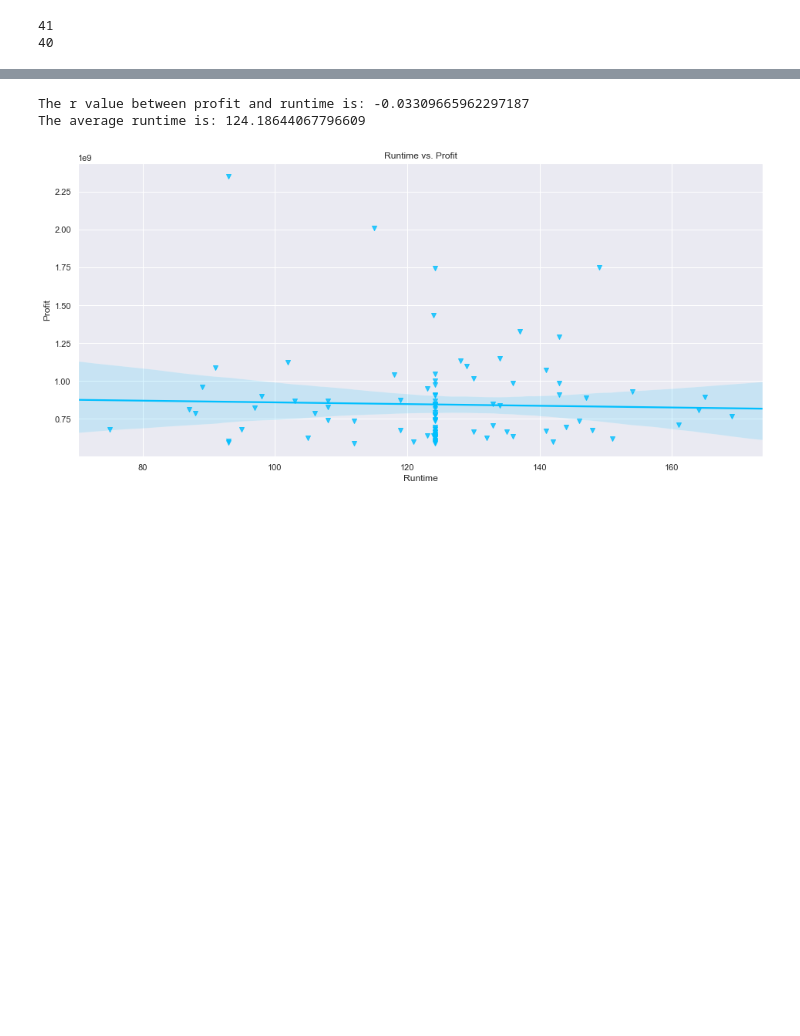
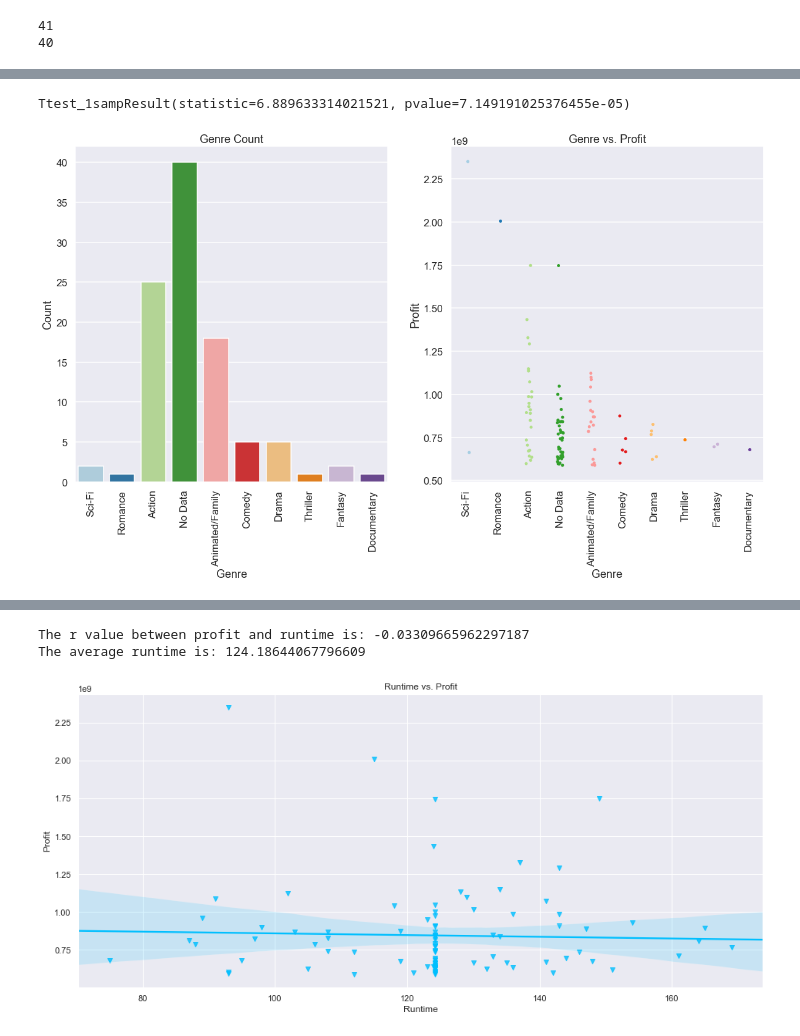
Before and after one commit to carlyf15/dsc-mod-1-project-v2-1-online-ds-sp-000, a Jupyter notebook: student.ipynb, the cells around one changed output, grey strips where cells are left out. Saved outputs shown, nothing was run; the diff lists cells and outputs as text; code cells hidden in the pictures; blank space fills up the shorter version.

```diff
--- a/student.ipynb
+++ b/student.ipynb
@@ -366,8 +452,10 @@ AttributeError: 'float' object has no attribute 'replace'
 # %%
+#Many of the genres are listed in an unreasonable way
+#Tedious work below of putting the genres in more reasonable bins for graphical analysis
 top_100_final['genres']=top_100_final['genres'].map(lambda x: x.replace('Horror','Sci-Fi'))
 top_100_final['genres']=top_100_final['genres'].map(lambda x: x.replace('Family','Romance'))
 top_100_final['genres']=top_100_final['genres'].map(lambda x: x.replace('Action,Adventure,Sci-Fi','Action'))
-top_100_final['genres']=top_100_final['genres'].map(lambda x: x.replace('NaN','No Data'))
+top_100_final['genres']=top_100_final['genres'].map(lambda x: x.replace('nan','No Data'))
 top_100_final['genres']=top_100_final['genres'].map(lambda x: x.replace('Action,Crime,Thriller','Action'))
 top_100_final['genres']=top_100_final['genres'].map(lambda x: x.replace('Adventure,Animation,Comedy', 'Animated/Family'))
 top_100_final['genres']=top_100_final['genres'].map(lambda x: x.replace('Family,Fantasy,Musical','Animated/Family'))
@@ -394,3 +482,9 @@ top_100_final['genres']=top_100_final['genres'].map(lambda x: x.replace('Adventu
 top_100_final['genres']=top_100_final['genres'].map(lambda x: x.replace('Action,Adventure,Fantasy','Action'))
 top_100_final['genres']=top_100_final['genres'].map(lambda x: x.replace('Adventure,Family,Fantasy','Fantasy'))
 top_100_final['genres']=top_100_final['genres'].map(lambda x: x.replace('Drama,Fantasy,Romance','Animated/Family'))
+top_100_final['genres']=top_100_final['genres'].map(lambda x: x.replace('Romance,Fantasy,Musical','Animated/Family'))
+top_100_final['genres']=top_100_final['genres'].map(lambda x: x.replace('Adventure,Romance,Fantasy','Drama'))
+top_100_final['genres']=top_100_final['genres'].map(lambda x: x.replace('Biography,Documentary,History','Documentary'))
+top_100_final['genres']=top_100_final['genres'].map(lambda x: x.replace('Adventure,Drama,Romance','Drama'))
+top_100_final['genres']=top_100_final['genres'].map(lambda x: x.replace('Sci-Fi,Thriller','Sci-Fi'))
+top_100_final['genres']=top_100_final['genres'].map(lambda x: x.replace('Animated/Romance','Animated/Family'))
@@ -419 +506,11 @@ Action,Sci-Fi,Thriller            1
 Name: genres, dtype: int64
+# %%
+#finding the average profit by genre
+top_100_final[top_100_final['genres']=='Sci-Fi,Thriller']['Profit'].mean()
+Genres = ['No Data', 'Action', 'Animated/Family', 'Drama', 'Comedy', 'Fantasy',
+             'Thriller', 'Romance', 'Sci-Fi', 'Documentary']
+Profit_By_Genre=[]
+for genre in Genres:
+    Profit_By_Genre.append(top_100_final[top_100_final['genres']==genre]['Profit'].mean())
+
+Profit_By_Genre
@@ -419,0 +528,7 @@ Name: genres, dtype: int64
+# %%
+# run a t-test
+Genre_Profit_TTest=stats.ttest_1samp(Profit_By_Genre, 0.0)
+#create a small dataframe w/ just averages by month
+g = {'Genre':Genres, 'Average_Profit':Profit_By_Genre}
+Profit_Per_Month = pd.DataFrame(g)
+Profit_Per_Month.sort_values(by=['Average_Profit'], ascending=False)
@@ -419,0 +547,16 @@ Name: genres, dtype: int64
+# %%
+genre_data=plt.figure(figsize=(20,10))
+sns.set_context('talk')
+ax=genre_data.add_subplot(121)
+ax2=genre_data.add_subplot(122)
+Colors = sns.color_palette("Paired", n_colors=12)
+sns.countplot(top_100_final['genres'], ax=ax, palette=Colors).set(title='Genre Count', xlabel='Genre', ylabel='Count')
+sns.stripplot(x='genres', y='Profit', data=top_100_final, ax=ax2, palette=Colors).set(title='Genre vs. Profit',
+                                                                xlabel='Genre', ylabel='Profit')
+ax.set_xticklabels(ax.get_xticklabels(),rotation=90);
+ax2.set_xticklabels(ax2.get_xticklabels(),rotation=90);
+
+print(Genre_Profit_TTest)
+# %% [output]
+Ttest_1sampResult(statistic=6.889633314021521, pvalue=7.149191025376455e-05)
+[figure, added]
```
Also changed, not shown: parts of 86 cells of this notebook, 1 other file.
